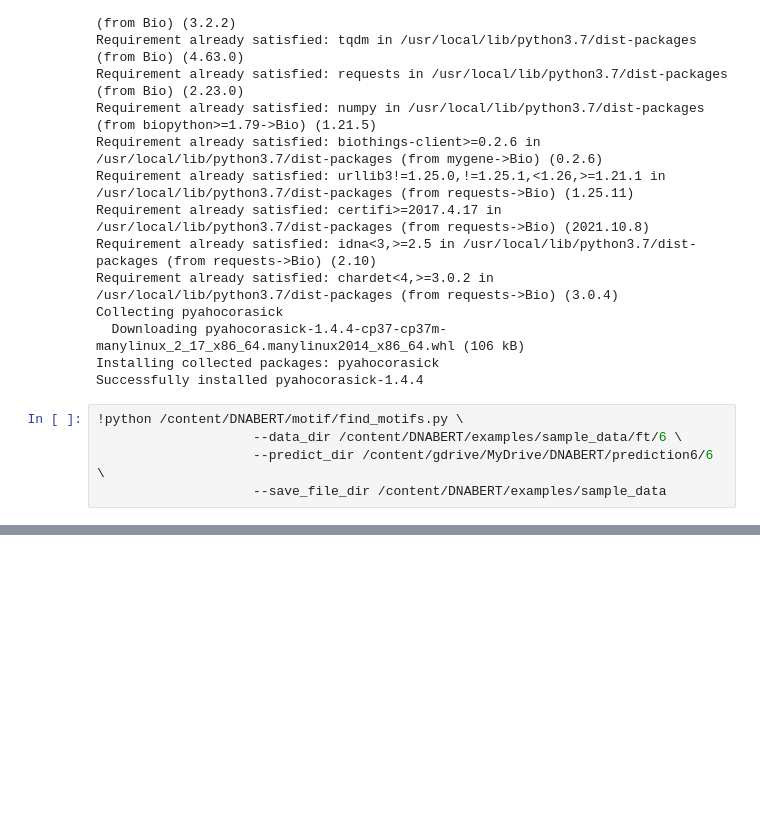
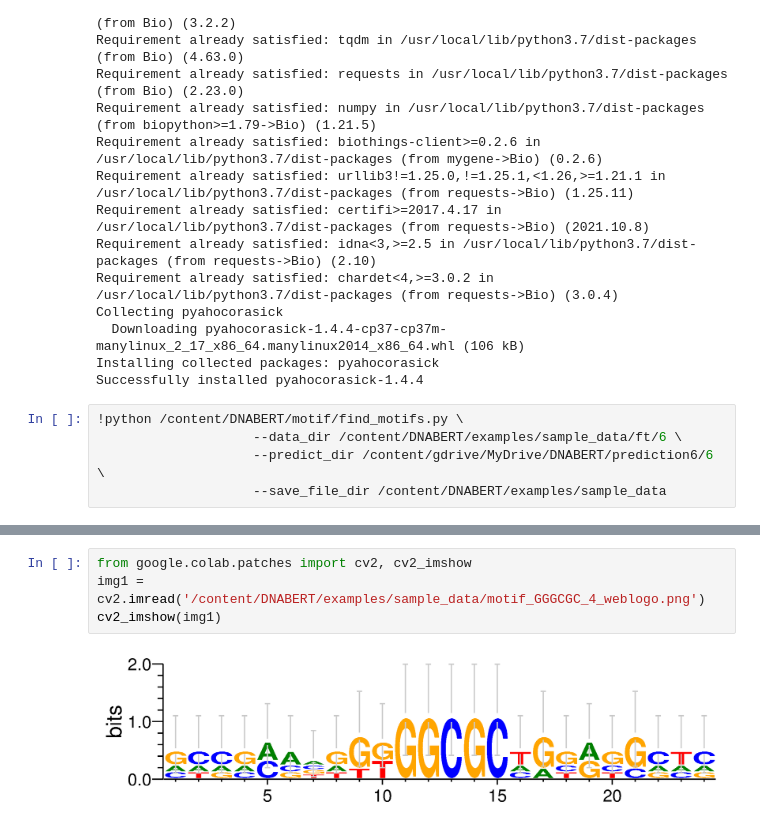
Before and after one commit to jmbaek/BERT-ML_compare, a Jupyter notebook: DNABERT_run.ipynb, the cells around one changed output, grey strips where cells are left out. Cells and saved outputs as stored; diff of their text form; blank space fills up the shorter version.

```diff
--- a/DNABERT_run.ipynb
+++ b/DNABERT_run.ipynb
@@ -226,0 +233,6 @@ Successfully installed pyahocorasick-1.4.4
+# %%
+from google.colab.patches import cv2, cv2_imshow
+img1 = cv2.imread('/content/DNABERT/examples/sample_data/motif_GGGCGC_4_weblogo.png')
+cv2_imshow(img1)
+# %% [output]
+[figure, added]
```
Also changed, not shown: parts of 3 cells of this notebook.
